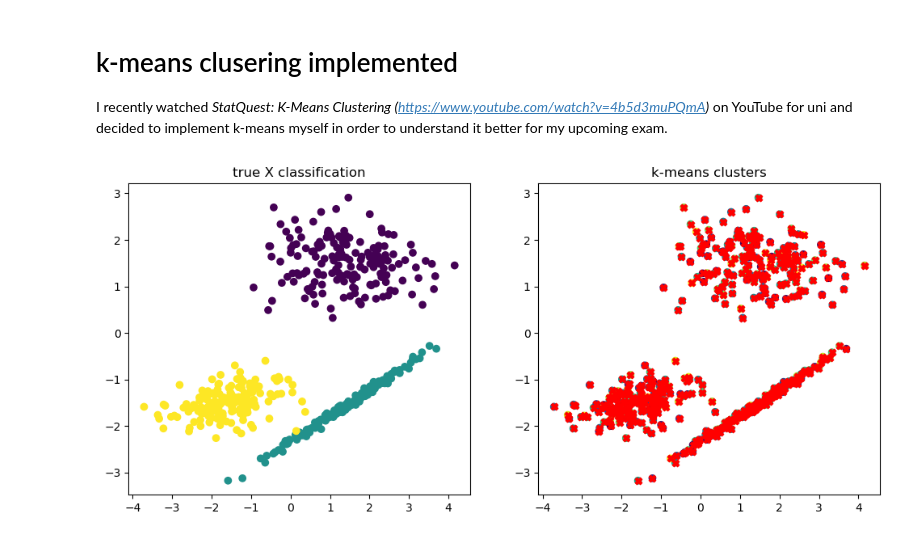
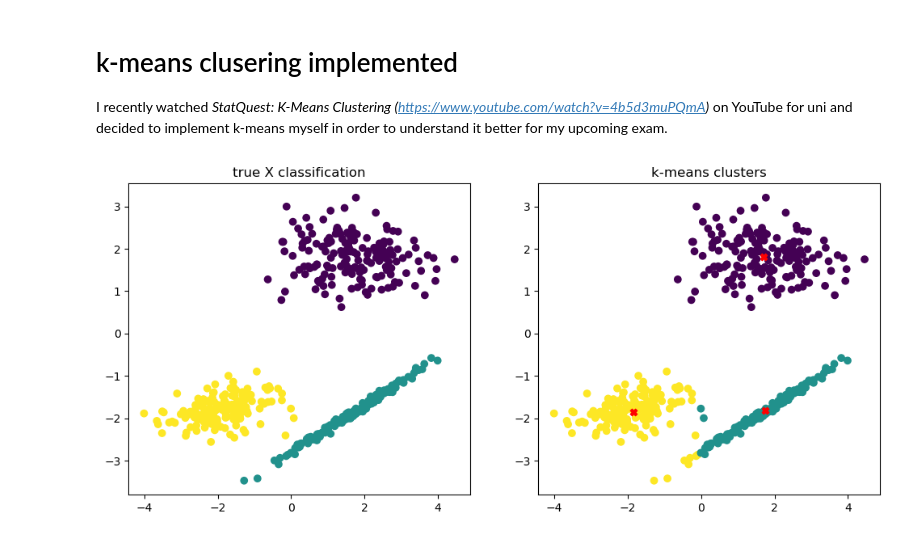
Before and after one commit to karlreg1/k_means, a Jupyter notebook: k_means.ipynb, the cells around one changed output. Cells and saved outputs as stored; diff of their text form; code cells hidden in the pictures.

Commit message:
k-means clustering works :)

```diff
--- a/k_means.ipynb
+++ b/k_means.ipynb
@@ -23,17 +59,21 @@ def set_centers(k, X):
 # %%
 def k_means(k, X):
     centers = set_centers(k, X)
-    y = []
-    #computes which points belong to which cluster
-    for i in range(len(X[:, 0])):
-        min_distance = float("inf")
-        cur_center = None
-        for j in range(len(centers)):
-            d = calculate_distance(centers[j], (X[i, 0], X[i, 1]))
-            if d <= min_distance:
-                min_distance = d
-                cur_center = j
-        y.append(cur_center)
+    y = assign_cluster(centers, X)
+
+
+    i = 0
+    prev_centers = []
+    while not all(item in prev_centers for item in centers):
+        prev_centers = centers
+        centers = calculate_cluster_mean(centers, X, y)
+        y = assign_cluster(centers, X)
+
+        """print(i)
+        i += 1
+        plt.scatter(X[:, 0], X[:, 1], c=y)
+        plt.scatter(centers[:, 0], centers[:, 1], color="red", marker="X")
+        plt.show()"""
 
     return np.array(y), centers
 # %%
@@ -44,22 +84,22 @@ X, y = make_classification(
     n_redundant=0,
     n_classes=3,
     n_clusters_per_class=1,
-    class_sep=1.5,
+    class_sep=1.8,
     random_state=1123344,
 )
 # %%
 fig, ax = plt.subplots(1, 2, figsize=(12, 5))
 
 
 ax[0].set_title("true X classification")
 ax[0].scatter(X[:, 0], X[:, 1], c=y)
 
 
-cy, centers = k_means(3, X)
+c_y, centers = k_means(3, X)
 
 ax[1].set_title("k-means clusters")
-ax[1].scatter(X[:, 0], X[:, 1], c=cy)
+ax[1].scatter(X[:, 0], X[:, 1], c=c_y)
 ax[1].scatter(centers[:, 0], centers[:, 1], color="red", marker="X")
 plt.show()
 # %% [output]
-[figure, old version]
+[figure, new version]
```
Also changed, not shown: parts of 2 cells of this notebook.
